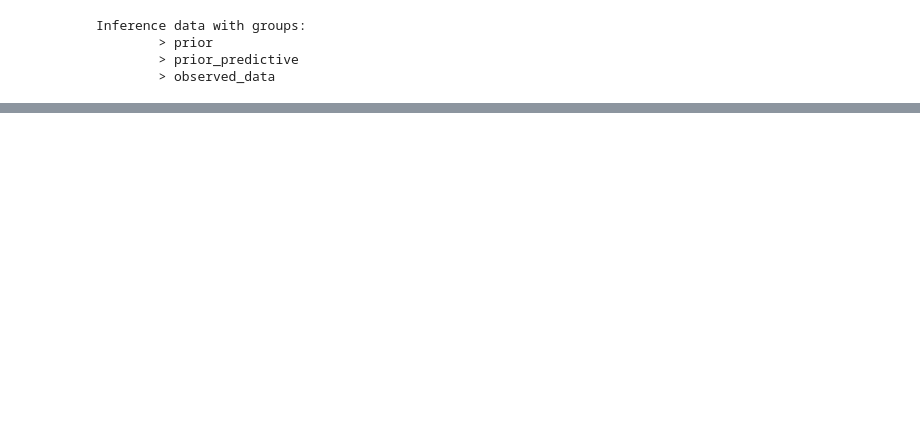
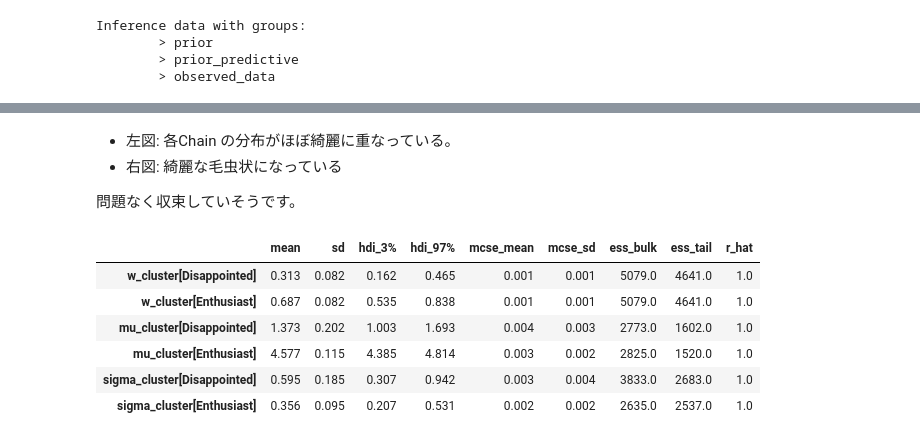
Before and after one commit to petalab-io/bayesian-iroha, a Jupyter notebook: notebooks/04_survey_latent_segmentasion/mixture_model_inference.ipynb, the cells around one changed output, grey strips where cells are left out. Cells and saved outputs as stored; diff of their text form; code cells hidden in the pictures; blank space fills up the shorter version.

```diff
--- a/notebooks/04_survey_latent_segmentasion/mixture_model_inference.ipynb
+++ b/notebooks/04_survey_latent_segmentasion/mixture_model_inference.ipynb
@@ -338,0 +366,16 @@ plt.show()
+# %% [markdown]
+- 左図: 各Chain の分布がほぼ綺麗に重なっている。
+- 右図: 綺麗な毛虫状になっている
+
+問題なく収束していそうです。
+# %%
+# R-hat 等の数学的指標を確認します。
+az.summary(idata_posterior)
+# %% [output]
+|  | mean | sd | hdi_3% | hdi_97% | mcse_mean | mcse_sd | ess_bulk | ess_tail | r_hat |
+| w_cluster[Disappointed] | 0.313 | 0.082 | 0.162 | 0.465 | 0.001 | 0.001 | 5079.0 | 4641.0 | 1.0 |
+| w_cluster[Enthusiast] | 0.687 | 0.082 | 0.535 | 0.838 | 0.001 | 0.001 | 5079.0 | 4641.0 | 1.0 |
+| mu_cluster[Disappointed] | 1.373 | 0.202 | 1.003 | 1.693 | 0.004 | 0.003 | 2773.0 | 1602.0 | 1.0 |
+| mu_cluster[Enthusiast] | 4.577 | 0.115 | 4.385 | 4.814 | 0.003 | 0.002 | 2825.0 | 1520.0 | 1.0 |
+| sigma_cluster[Disappointed] | 0.595 | 0.185 | 0.307 | 0.942 | 0.003 | 0.004 | 3833.0 | 2683.0 | 1.0 |
+| sigma_cluster[Enthusiast] | 0.356 | 0.095 | 0.207 | 0.531 | 0.002 | 0.002 | 2635.0 | 2537.0 | 1.0 |
```
Also changed, not shown: parts of 20 cells of this notebook.
